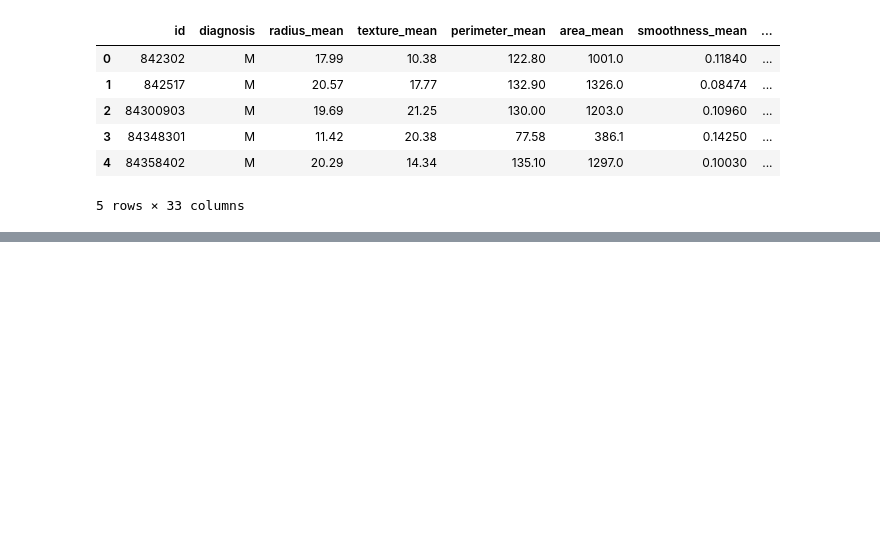
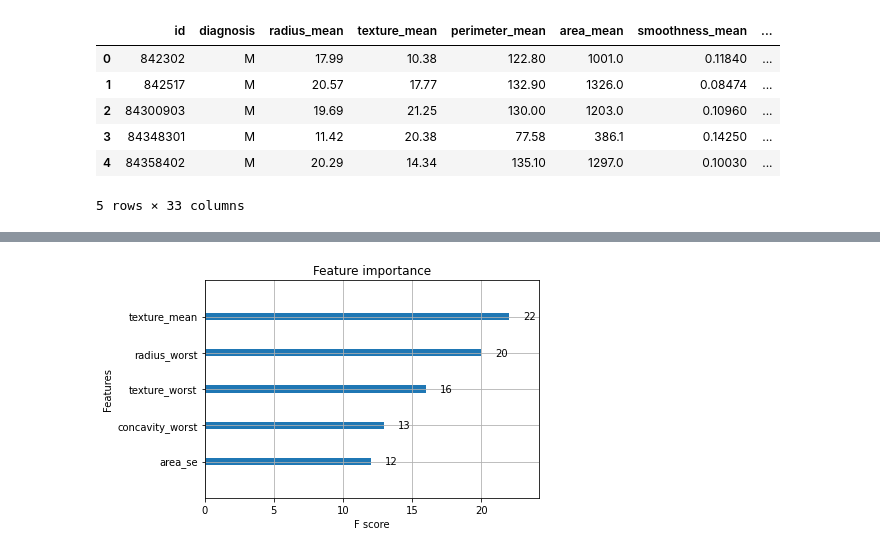
Before and after one commit to AmonKi/industry-casualty, a Jupyter notebook: Notebooks/FeatureExtraction.ipynb, the cells around one changed output, grey strips where cells are left out. Saved outputs shown, nothing was run; the diff lists cells and outputs as text; code cells hidden in the pictures; blank space fills up the shorter version.

Commit message:
important features

```diff
--- a/Notebooks/FeatureExtraction.ipynb
+++ b/Notebooks/FeatureExtraction.ipynb
@@ -41,0 +149,3 @@ plot_box(df_na_val, "radius_mean", "radius_mean outliers")
+# %%
+from xgboost_modeller import XgModeller
+mdlr = XgModeller()
@@ -41,0 +247,3 @@ plot_box(df_na_val, "radius_mean", "radius_mean outliers")
+# %%
+mdlr.best_feature_imp(max_feats=5)
+# %% [output]
@@ -41,0 +251 @@ plot_box(df_na_val, "radius_mean", "radius_mean outliers")
+[figure, added]
```
Also changed, not shown: parts of 22 cells of this notebook, 5 other files.
